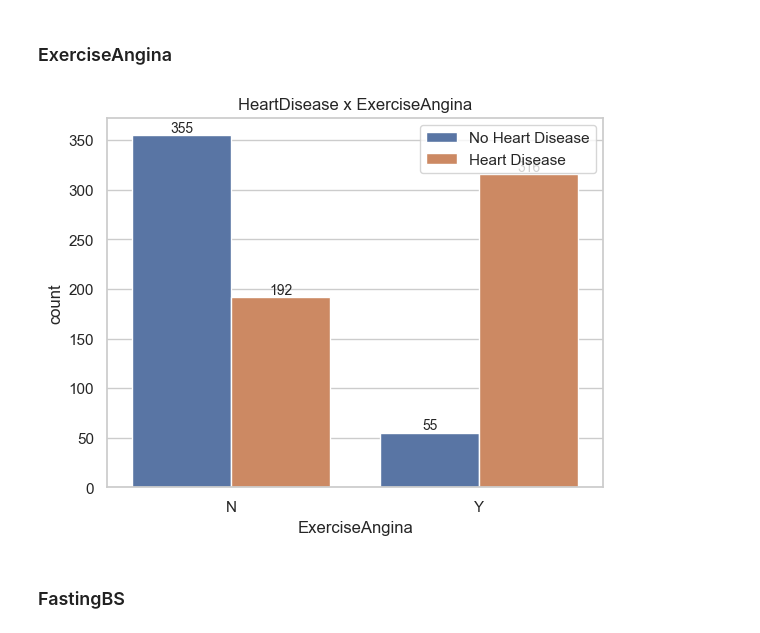
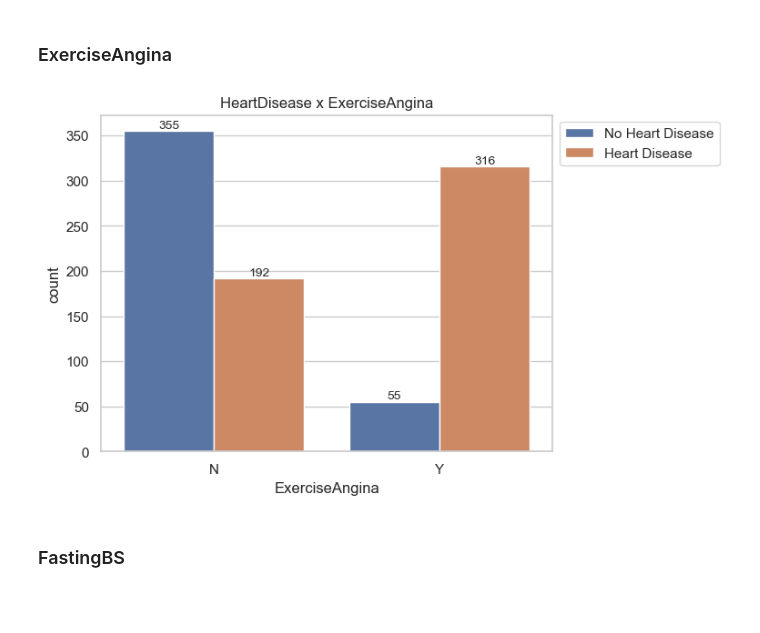
Before and after one commit to agatha2705/HeartDiseasePrediction, a Jupyter notebook: Projeto_Insuficiencia_Cardiaca-Final.ipynb, the cells around one changed output. Drawn from its saved outputs; the diff is of its cells as text; code cells hidden in the pictures; blank space fills up the shorter version.

```diff
--- a/Projeto_Insuficiencia_Cardiaca-Final.ipynb
+++ b/Projeto_Insuficiencia_Cardiaca-Final.ipynb
@@ -289,12 +285,13 @@ plt.show()
 # %%
 x = sns.countplot(data=df, x='ExerciseAngina', hue='HeartDisease')
 for container in x.containers:
     x.bar_label(container, fontsize=10)
 plt.legend(['No Heart Disease', 'Heart Disease'])
+sns.move_legend(x, "upper left", bbox_to_anchor=(1, 1))
 plt.title('HeartDisease x ExerciseAngina')
 plt.show()
 # %% [output]
-[figure, old version]
+[figure, new version]
 # %% [markdown]
 ### FastingBS
 # %%
```
Also changed, not shown: parts of 25 cells of this notebook.
